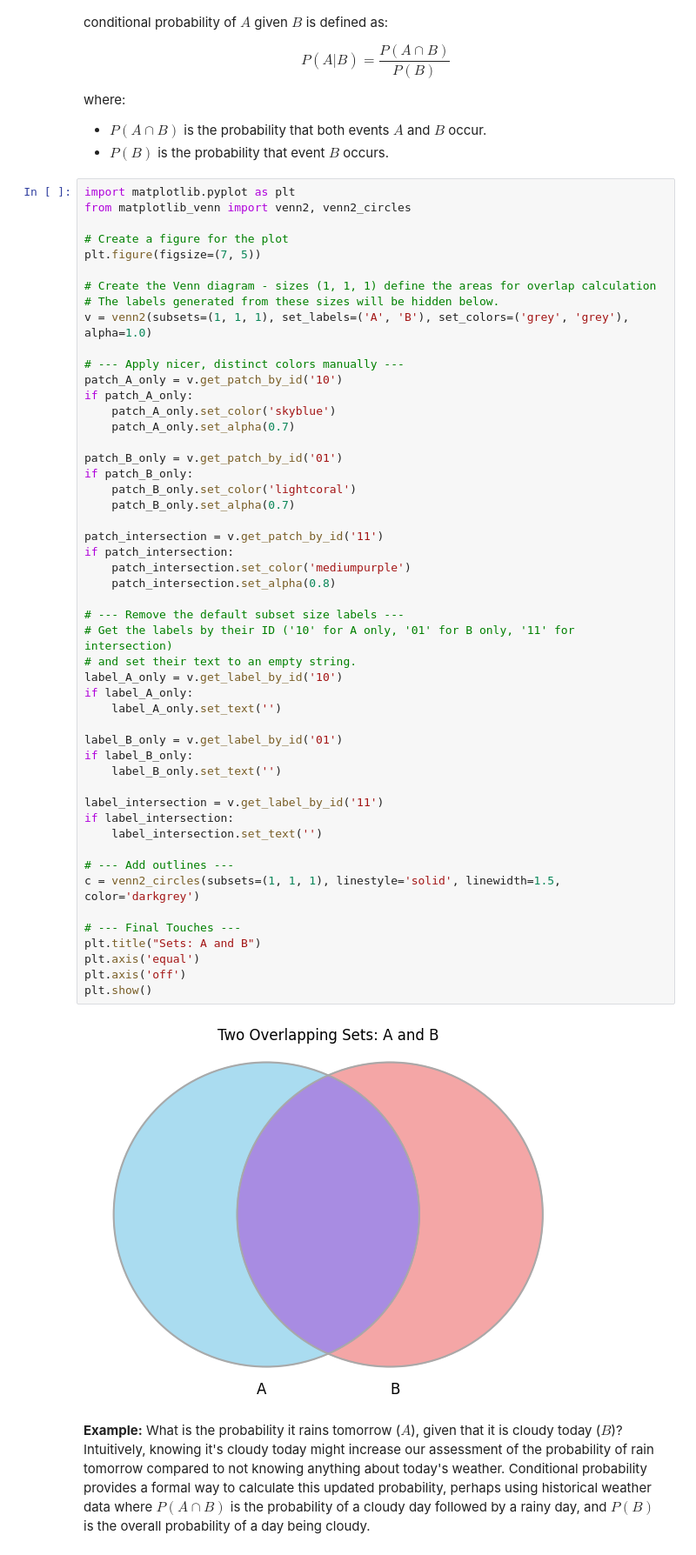
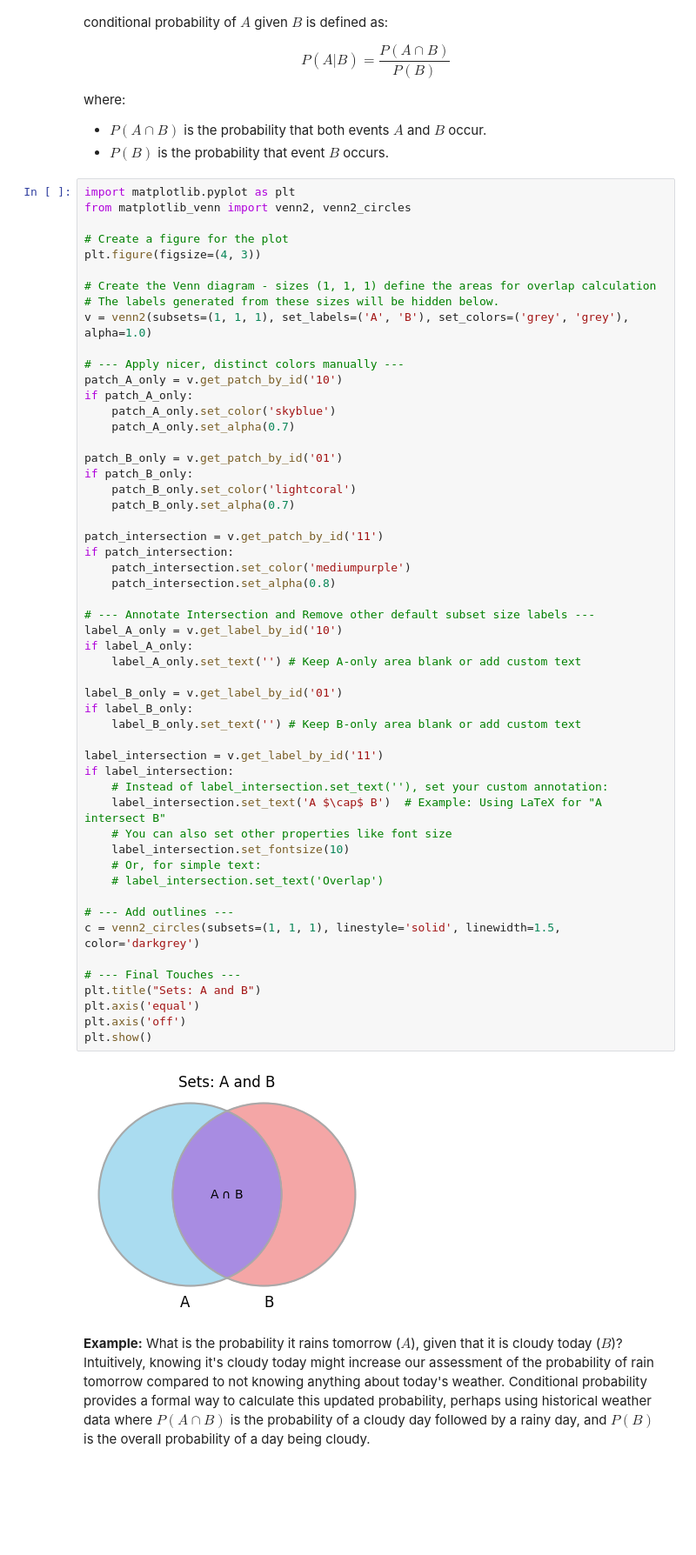
Before and after one commit to snowch/learn_probability, a Jupyter notebook: chapter_04.ipynb, the cells around one changed output. Shown at 87% size. Saved outputs shown, nothing was run; the diff lists cells and outputs as text; blank space fills up the shorter version.

```diff
--- a/chapter_04.ipynb
+++ b/chapter_04.ipynb
@@ -24,7 +24,7 @@ import matplotlib.pyplot as plt
 from matplotlib_venn import venn2, venn2_circles
 
 # Create a figure for the plot
-plt.figure(figsize=(7, 5))
+plt.figure(figsize=(4, 3))
 
 # Create the Venn diagram - sizes (1, 1, 1) define the areas for overlap calculation
 # The labels generated from these sizes will be hidden below.
@@ -37,40 +37,43 @@ if patch_A_only:
     patch_A_only.set_alpha(0.7)
 
 patch_B_only = v.get_patch_by_id('01')
 if patch_B_only:
     patch_B_only.set_color('lightcoral')
     patch_B_only.set_alpha(0.7)
 
 patch_intersection = v.get_patch_by_id('11')
 if patch_intersection:
     patch_intersection.set_color('mediumpurple')
     patch_intersection.set_alpha(0.8)
 
-# --- Remove the default subset size labels ---
-# Get the labels by their ID ('10' for A only, '01' for B only, '11' for intersection)
-# and set their text to an empty string.
+# --- Annotate Intersection and Remove other default subset size labels ---
 label_A_only = v.get_label_by_id('10')
 if label_A_only:
-    label_A_only.set_text('')
+    label_A_only.set_text('') # Keep A-only area blank or add custom text
 
 label_B_only = v.get_label_by_id('01')
 if label_B_only:
-    label_B_only.set_text('')
+    label_B_only.set_text('') # Keep B-only area blank or add custom text
 
 label_intersection = v.get_label_by_id('11')
 if label_intersection:
-    label_intersection.set_text('')
+    # Instead of label_intersection.set_text(''), set your custom annotation:
+    label_intersection.set_text('A $\cap$ B')  # Example: Using LaTeX for "A intersect B"
+    # You can also set other properties like font size
+    label_intersection.set_fontsize(10)
+    # Or, for simple text:
+    # label_intersection.set_text('Overlap')
 
 # --- Add outlines ---
 c = venn2_circles(subsets=(1, 1, 1), linestyle='solid', linewidth=1.5, color='darkgrey')
 
 # --- Final Touches ---
 plt.title("Sets: A and B")
 plt.axis('equal')
 plt.axis('off')
 plt.show()
 # %% [output]
-[figure, old version]
+[figure, new version]
 # %% [markdown]
 **Example:** What is the probability it rains tomorrow ($A$), given that it is cloudy today ($B$)?
 Intuitively, knowing it's cloudy today might increase our assessment of the probability of rain tomorrow compared to not knowing anything about today's weather. Conditional probability provides a formal way to calculate this updated probability, perhaps using historical weather data where $P(A \cap B)$ is the probability of a cloudy day followed by a rainy day, and $P(B)$ is the overall probability of a day being cloudy.
```
